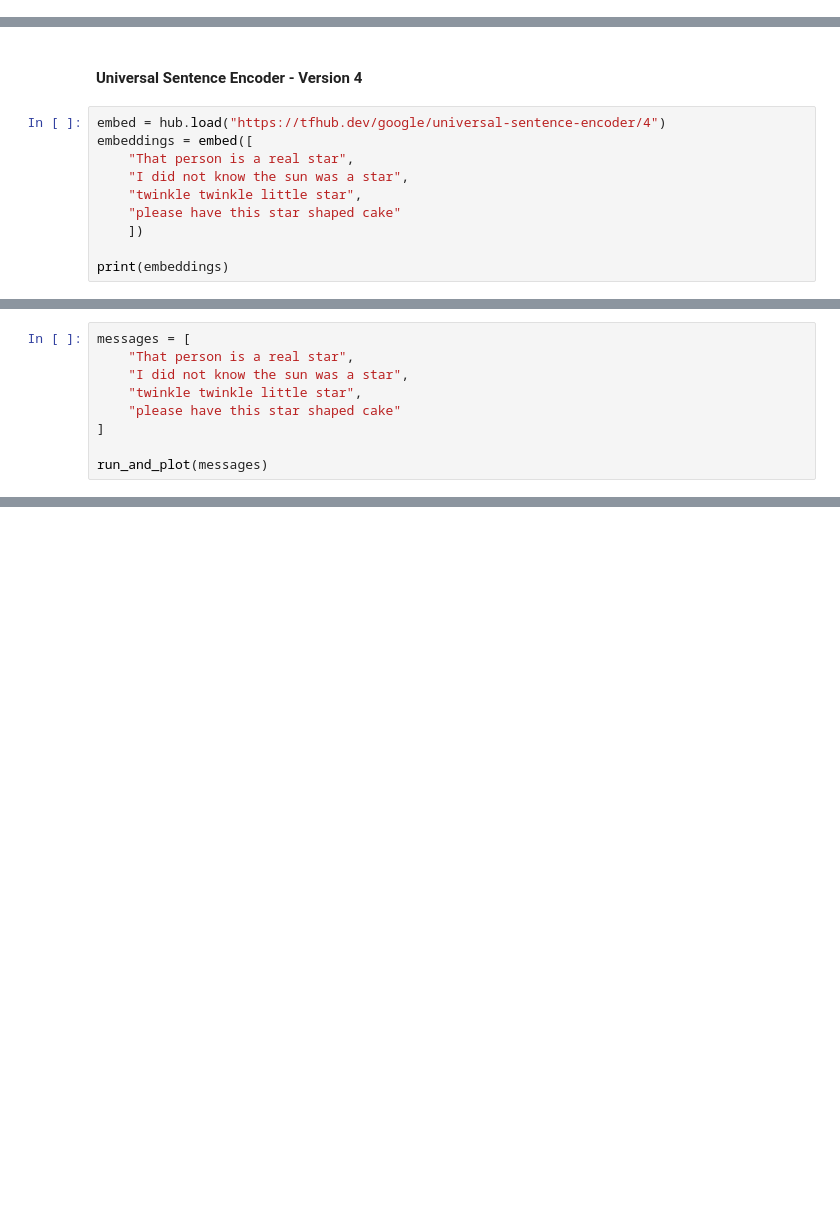
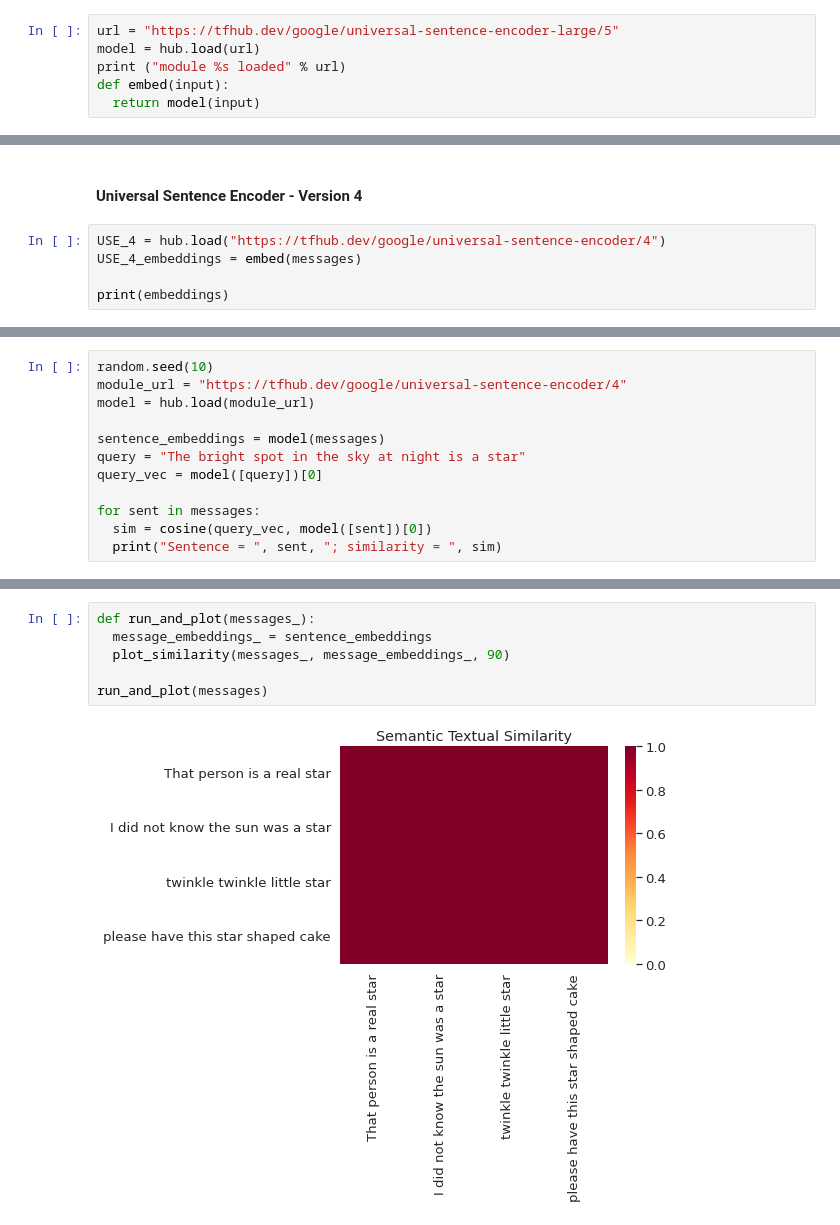
Before and after one commit to Q-nicorn1/Sentence-Word-Embedding-, a Jupyter notebook: Sentence_Encoder.ipynb, the cells around one changed output, grey strips where cells are left out. Saved outputs shown, nothing was run; the diff lists cells and outputs as text; blank space fills up the shorter version.

```diff
--- a/Sentence_Encoder.ipynb
+++ b/Sentence_Encoder.ipynb
@@ -22,0 +130,6 @@ import seaborn as sns
+# %%
+url = "https://tfhub.dev/google/universal-sentence-encoder-large/5"
+model = hub.load(url)
+print ("module %s loaded" % url)
+def embed(input):
+  return model(input)
@@ -23,13 +155,8 @@ import seaborn as sns
 # %% [markdown]
 #### Universal Sentence Encoder - Version 4
 # %%
-embed = hub.load("https://tfhub.dev/google/universal-sentence-encoder/4")
-embeddings = embed([
-    "That person is a real star",
-    "I did not know the sun was a star",
-    "twinkle twinkle little star",
-    "please have this star shaped cake"
-    ])
+USE_4 = hub.load("https://tfhub.dev/google/universal-sentence-encoder/4")
+USE_4_embeddings = embed(messages)
 
 print(embeddings)
 # %% [output]
@@ -70,9 +171,0 @@ def run_and_plot(messages_):
-# %%
-messages = [
-    "That person is a real star",
-    "I did not know the sun was a star",
-    "twinkle twinkle little star",
-    "please have this star shaped cake"
-]
-
-run_and_plot(messages)
@@ -80,0 +176,12 @@ run_and_plot(messages)
+# %%
+random.seed(10)
+module_url = "https://tfhub.dev/google/universal-sentence-encoder/4"
+model = hub.load(module_url)
+
+sentence_embeddings = model(messages)
+query = "The bright spot in the sky at night is a star"
+query_vec = model([query])[0]
+
+for sent in messages:
+  sim = cosine(query_vec, model([sent])[0])
+  print("Sentence = ", sent, "; similarity = ", sim)
@@ -80,0 +277,8 @@ run_and_plot(messages)
+# %%
+def run_and_plot(messages_):
+  message_embeddings_ = sentence_embeddings
+  plot_similarity(messages_, message_embeddings_, 90)
+
+run_and_plot(messages)
+# %% [output]
+[figure, added]
```
Also changed, not shown: parts of 41 cells of this notebook.
